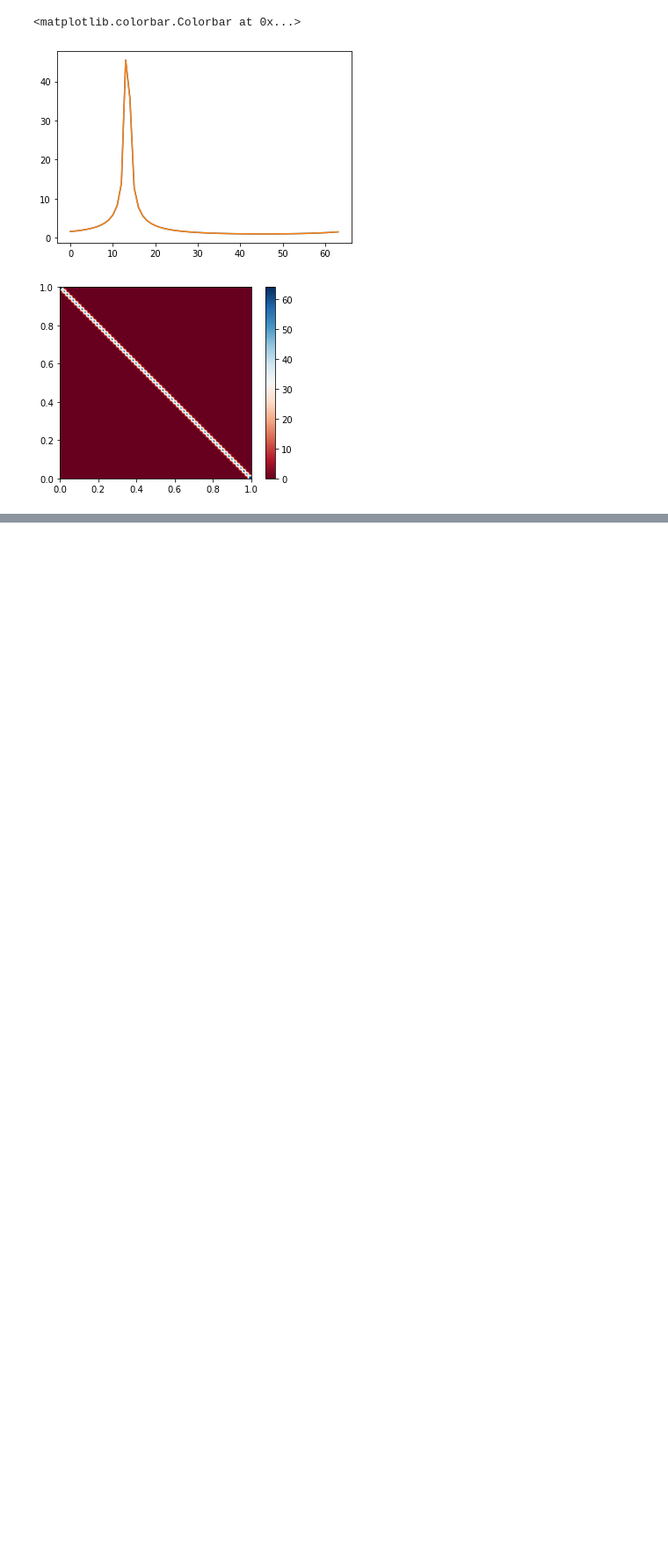
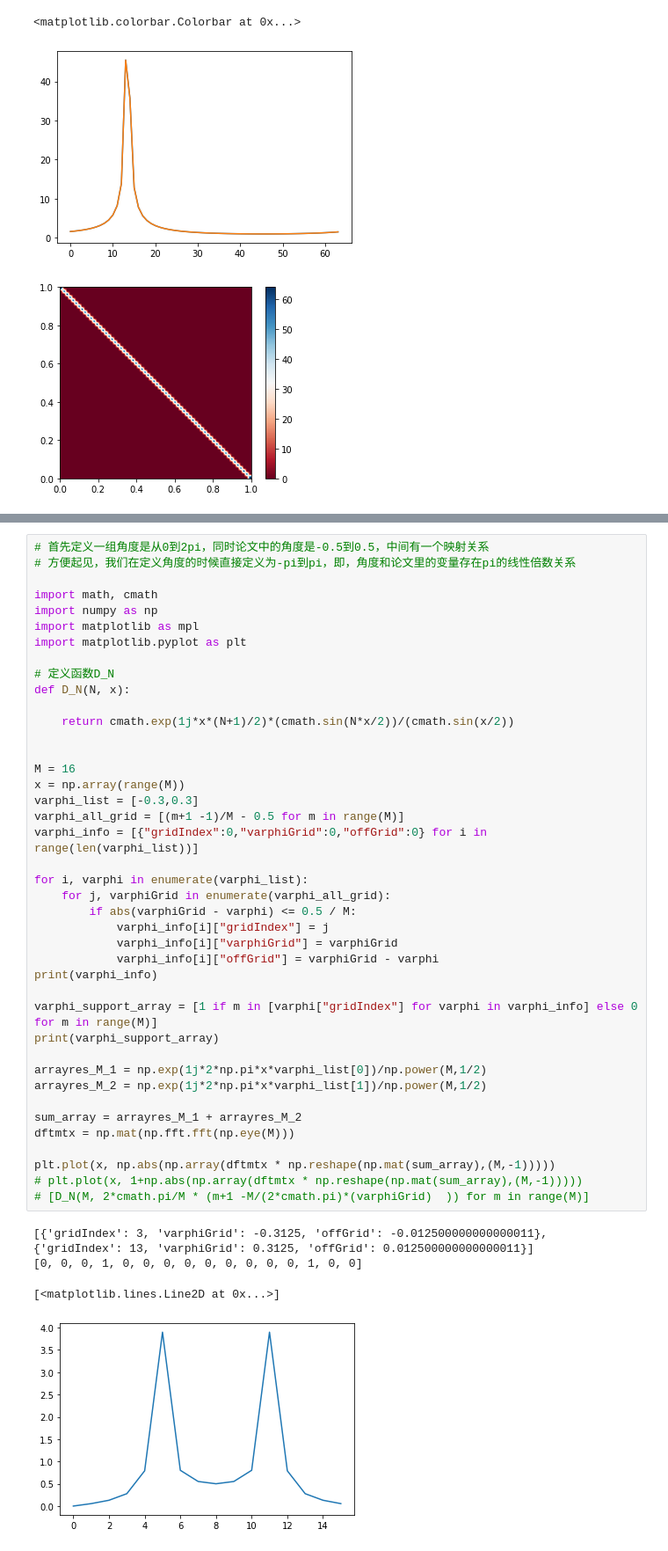
Before and after one commit to Brook1711/RIS-Angular-Domain, a Jupyter notebook: doc/paper_plot.ipynb, the cells around one changed output, grey strips where cells are left out. Shown at 88% size. Saved outputs shown, nothing was run; the diff lists cells and outputs as text; blank space fills up the shorter version.

```diff
--- a/doc/paper_plot.ipynb
+++ b/doc/paper_plot.ipynb
@@ -220,0 +222,46 @@ my2Dplot(np.abs(distort_dftmat.H*distort_dftmat))
+# %%
+# 首先定义一组角度是从0到2pi，同时论文中的角度是-0.5到0.5，中间有一个映射关系
+# 方便起见，我们在定义角度的时候直接定义为-pi到pi，即，角度和论文里的变量存在pi的线性倍数关系
+
+import math, cmath
+import numpy as np
+import matplotlib as mpl
+import matplotlib.pyplot as plt
+
+# 定义函数D_N
+def D_N(N, x):
+
+    return cmath.exp(1j*x*(N+1)/2)*(cmath.sin(N*x/2))/(cmath.sin(x/2))
+
+
+M = 16
+x = np.array(range(M))
+varphi_list = [-0.3,0.3]
+varphi_all_grid = [(m+1 -1)/M - 0.5 for m in range(M)]
+varphi_info = [{"gridIndex":0,"varphiGrid":0,"offGrid":0} for i in range(len(varphi_list))]
+
+for i, varphi in enumerate(varphi_list):
+    for j, varphiGrid in enumerate(varphi_all_grid):
+        if abs(varphiGrid - varphi) <= 0.5 / M:
+            varphi_info[i]["gridIndex"] = j
+            varphi_info[i]["varphiGrid"] = varphiGrid
+            varphi_info[i]["offGrid"] = varphiGrid - varphi
+print(varphi_info)
+
+varphi_support_array = [1 if m in [varphi["gridIndex"] for varphi in varphi_info] else 0 for m in range(M)]
+print(varphi_support_array)
+
+arrayres_M_1 = np.exp(1j*2*np.pi*x*varphi_list[0])/np.power(M,1/2)
+arrayres_M_2 = np.exp(1j*2*np.pi*x*varphi_list[1])/np.power(M,1/2)
+
+sum_array = arrayres_M_1 + arrayres_M_2
+dftmtx = np.mat(np.fft.fft(np.eye(M)))
+
+plt.plot(x, np.abs(np.array(dftmtx * np.reshape(np.mat(sum_array),(M,-1)))))
+# plt.plot(x, 1+np.abs(np.array(dftmtx * np.reshape(np.mat(sum_array),(M,-1)))))
+# [D_N(M, 2*cmath.pi/M * (m+1 -M/(2*cmath.pi)*(varphiGrid)  )) for m in range(M)]
+# %% [output]
+[{'gridIndex': 3, 'varphiGrid': -0.3125, 'offGrid': -0.012500000000000011}, {'gridIndex': 13, 'varphiGrid': 0.3125, 'offGrid': 0.012500000000000011}]
+[0, 0, 0, 1, 0, 0, 0, 0, 0, 0, 0, 0, 0, 1, 0, 0]
+[<matplotlib.lines.Line2D at 0x...>]
+[figure, added]
```
Also changed, not shown: parts of 3 cells of this notebook, 2 other files.
